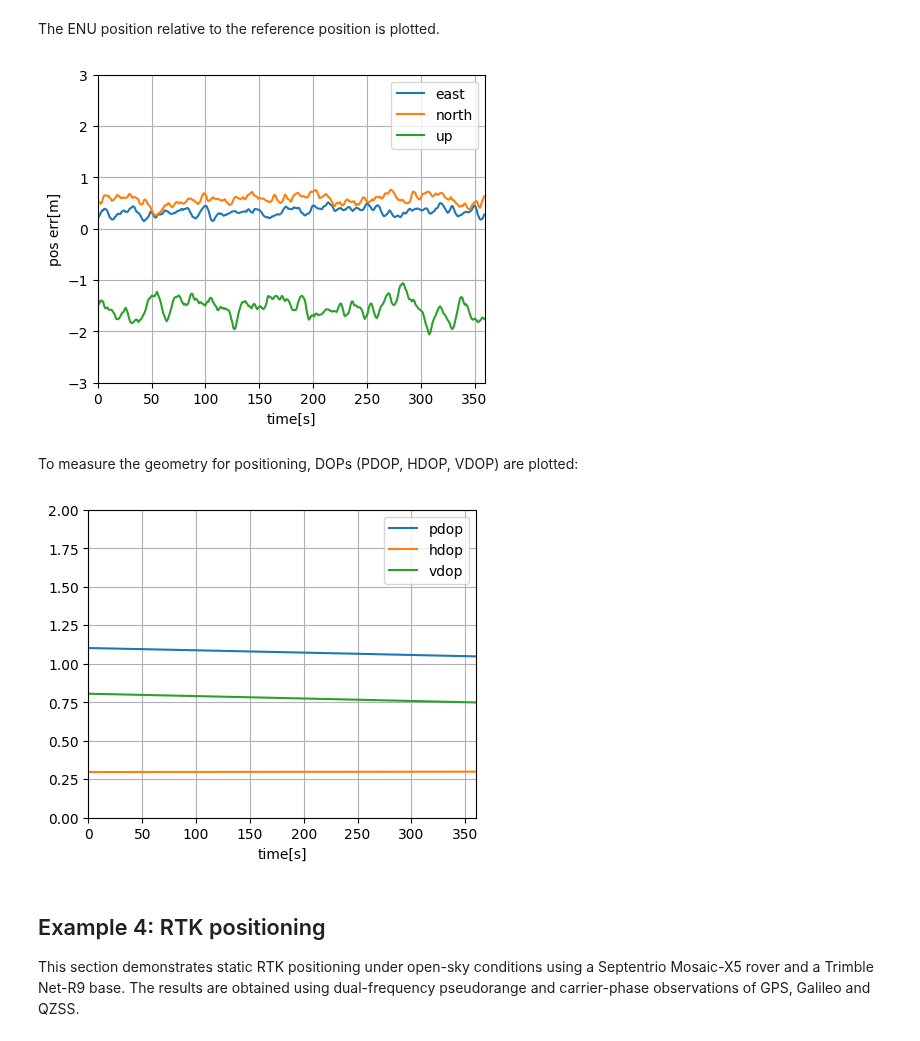
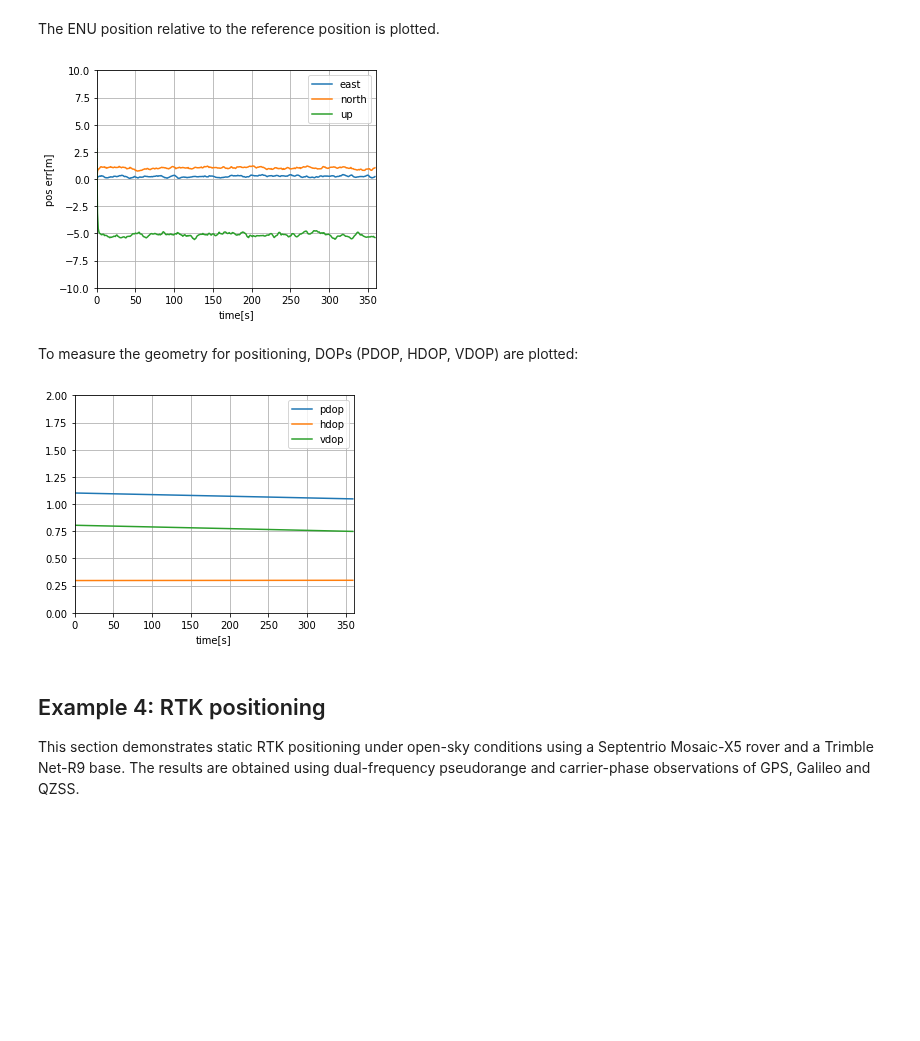
Before and after one commit to hirokawa/cssrlib, a Jupyter notebook: tutorials/cssrlib.ipynb, the cells around one changed output. Cells and saved outputs as stored; diff of their text form; code cells hidden in the pictures; blank space fills up the shorter version.

```diff
--- a/tutorials/cssrlib.ipynb
+++ b/tutorials/cssrlib.ipynb
@@ -268,17 +281,23 @@ RINEX navigation and observation files are defined, an instance of RINEX decoder
 navfile = 'cssrlib-data/data/SEPT078M.21P'
 obsfile = 'cssrlib-data/data/SEPT078M.21O'
 dec = rnxdec()
-nav = dec.decode_nav(navfile, stdinit())
+nav = dec.decode_nav(navfile, Nav())
+nav.pmode = 0
 
-sigs = [rSigRnx("GC1C"), rSigRnx("EC1C"), rSigRnx("JC1C")]
+sigs = [rSigRnx("GC1C"), rSigRnx("EC1C"), rSigRnx("JC1C"),
+        rSigRnx("GL1C"), rSigRnx("EL1C"), rSigRnx("JL1C"),
+        rSigRnx("GS1C"), rSigRnx("ES1C"), rSigRnx("JS1C")]
 dec.setSignals(sigs)
+dec.autoSubstituteSignals()
 # %% [markdown]
 The variables for position, DOPs, and number of satellite are defined for 6 minutes epoch.
 # %%
 nep = 6*60  # 6 minutes
 t = np.zeros(nep)
 enu = np.zeros((nep, 3))
-sol = np.zeros((nep, nav.nx))
 dop = np.zeros((nep, 4))
 nsat = np.zeros(nep, dtype=int)
+
+std = stdpos(nav, dec.pos, 'test_stdpos.log')
+sol = np.zeros((nep, nav.nx))
 # %% [markdown]
@@ -292,11 +311,12 @@ if dec.decode_obsh(obsfile) >= 0:
         if ne == 0:
             t0 = nav.t = obs.t
         t[ne] = timediff(obs.t, t0)
-        nav, az, el = pntpos(obs, nav)
+        # nav, az, el = pntpos(obs, nav)
+        std.process(obs, cs=None)
         sol[ne, :] = nav.x
-        dop[ne, :] = dops(az, el)
+        dop[ne, :] = std.dop
         enu[ne, :] = ecef2enu(pos_ref, sol[ne, 0:3]-xyz_ref)
-        nsat[ne] = len(el)
+        #nsat[ne] = len(el)
     dec.fobs.close()
 # %% [output]
 epoch=359/360
@@ -305,17 +325,17 @@ The ENU position relative to the reference position is plotted.
 # %%
 def plt_enu(t, enu, dmax=0.4):
     plt.figure(figsize=(5,4))
     plt.plot(t, enu)
     plt.ylabel('pos err[m]')
     plt.xlabel('time[s]')
     plt.legend(['east', 'north', 'up'])
     plt.grid()
     plt.axis([0, nep, -dmax, dmax])
     plt.show()
 
-plt_enu(t, enu, 3)
+plt_enu(t, enu, 10)
 # %% [output]
-[figure, old version]
+[figure, new version]
 # %% [markdown]
 To measure the geometry for positioning, DOPs (PDOP, HDOP, VDOP) are plotted:
 # %%
@@ -331,7 +351,7 @@ def plt_dop(t, dop):
 
 plt_dop(t,dop[:,1:])
 # %% [output]
-[figure, old version]
+[figure, new version]
 # %% [markdown]
 ## Example 4: RTK positioning
 
```
Also changed, not shown: parts of 33 cells of this notebook.
